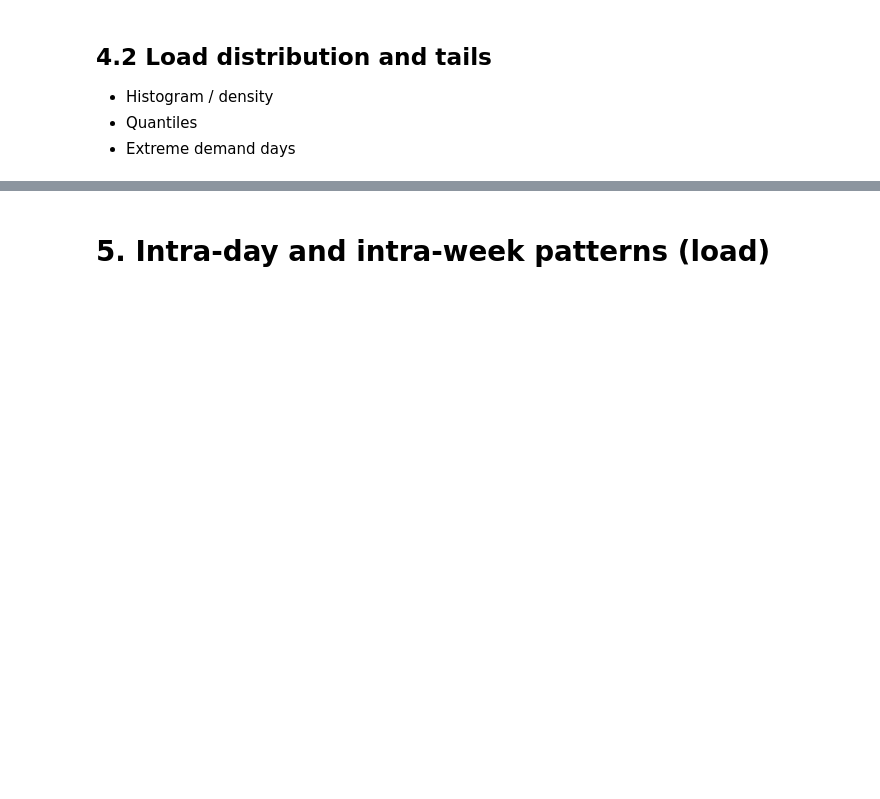
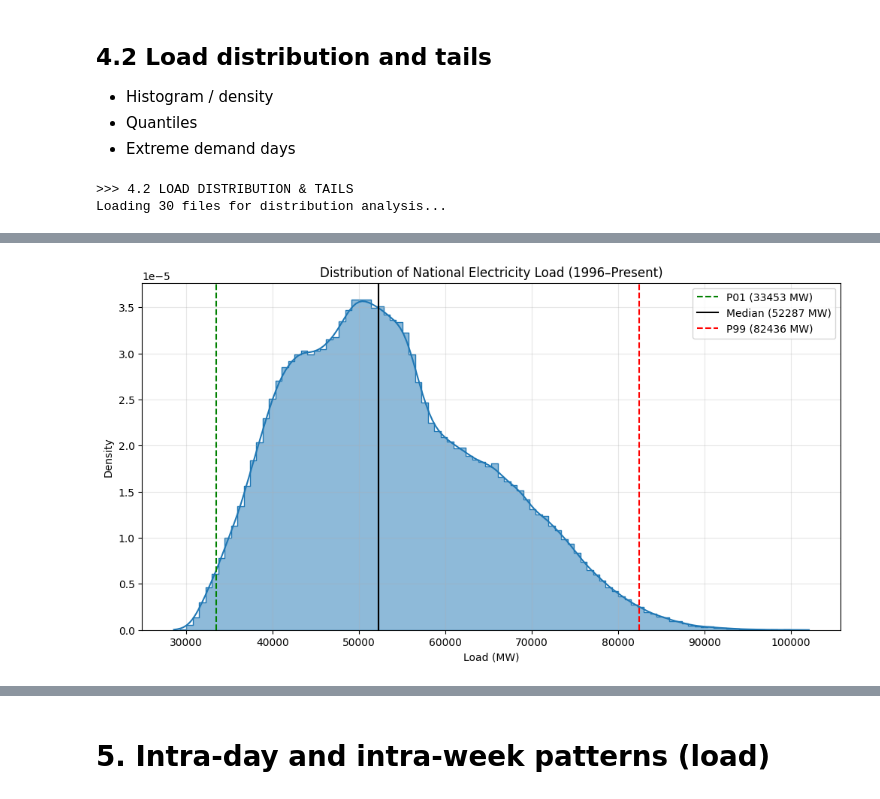
Before and after one commit to quentinbenchetrit/france-grid-stress-prediction, a Jupyter notebook: notebooks/EDA.ipynb, the cells around one changed output, grey strips where cells are left out. Cells and saved outputs as stored; diff of their text form; code cells hidden in the pictures; blank space fills up the shorter version.

```diff
--- a/notebooks/EDA.ipynb
+++ b/notebooks/EDA.ipynb
@@ -1906,3 +2088,82 @@ Inspect known period:
 - Histogram / density
 - Quantiles
 - Extreme demand days
+# %%
+import pandas as pd
+import seaborn as sns
+import matplotlib.pyplot as plt
+import glob
+import gc
+
+def analyze_load_distribution():
+    print(">>> 4.2 LOAD DISTRIBUTION & TAILS")
+
+    # 1. Load Data (Optimized)
+    # Matching pattern from context
+    files = sorted(glob.glob("../data/interim/consommation/consommation_*_long_utc.csv"))
+
+    if not files:
+        print("No files found.")
+        return
+
+    df_list = []
+    print(f"Loading {len(files)} files for distribution analysis...")
+
+    for f in files:
+        try:
+            # Detect cols dynamically
+            cols = pd.read_csv(f, nrows=0).columns
+            val_col = 'load_mw' if 'load_mw' in cols else 'consumption_mw'
+            date_col = 'datetime' if 'datetime' in cols else 'start_date'
+
+            # Load raw 30-min data (distribution requires high freq)
+            temp = pd.read_csv(f, usecols=[date_col, val_col])
+            temp = temp.rename(columns={val_col: 'mw', date_col: 'ts'})
+            df_list.append(temp)
+        except: pass
+
+    if not df_list: return
+    df = pd.concat(df_list, ignore_index=True)
+    df['ts'] = pd.to_datetime(df['ts'], utc=True)
+
+    # 2. Quantile Statistics
+    quantiles = df['mw'].quantile([0.01, 0.05, 0.25, 0.50, 0.75, 0.95, 0.99])
+    print("\n--- Load Quantiles (MW) ---")
+    print(quantiles)
+
+    # 3. Visualization: Histogram & Density
+    plt.figure(figsize=(12, 6))
+    sns.histplot(df['mw'], bins=100, kde=True, color='#1f77b4', stat="density", element="step")
+
+    # Add vertical lines for quantiles
+    plt.axvline(quantiles[0.01], color='green', linestyle='--', label=f'P01 ({quantiles[0.01]:.0f} MW)')
+    plt.axvline(quantiles[0.50], color='black', linestyle='-', label=f'Median ({quantiles[0.50]:.0f} MW)')
+    plt.axvline(quantiles[0.99], color='red', linestyle='--', label=f'P99 ({quantiles[0.99]:.0f} MW)')
+
+    plt.title("Distribution of National Electricity Load (1996–Present)")
+    plt.xlabel("Load (MW)")
+    plt.ylabel("Density")
+    plt.legend()
+    plt.grid(True, alpha=0.3)
+    plt.show()
+
+    # 4. Extreme Demand Days (The "Right Tail")
+    # We aggregate by Day to find the dates with the highest peak
+    df['date'] = df['ts'].dt.date
+    daily_max = df.groupby('date')['mw'].max().reset_index()
+    top_10_days = daily_max.sort_values('mw', ascending=False).head(10)
+
+    print("\n--- TOP 10 EXTREME DEMAND DAYS (Historical Peaks) ---")
+    print(f"{'DATE':<15} | {'MAX LOAD (MW)':<15}")
+    print("-" * 35)
+    for _, row in top_10_days.iterrows():
+        print(f"{row['date'].strftime('%Y-%m-%d'):<15} | {row['mw']:,.0f}")
+
+    # Cleanup
+    del df, df_list, daily_max
+    gc.collect()
+
+analyze_load_distribution()
+# %% [output]
+>>> 4.2 LOAD DISTRIBUTION & TAILS
+Loading 30 files for distribution analysis...
@@ -1908,0 +2179 @@ Inspect known period:
+[figure, added]
```
Also changed, not shown: parts of 14 cells of this notebook.
